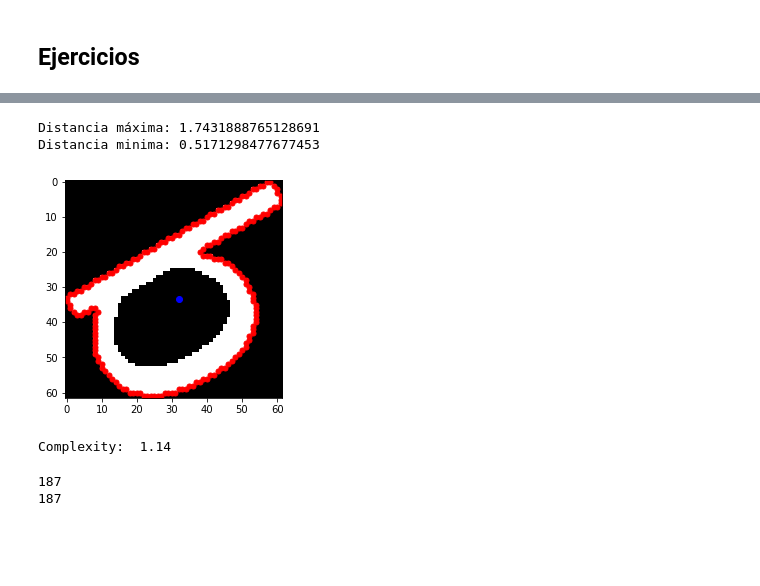
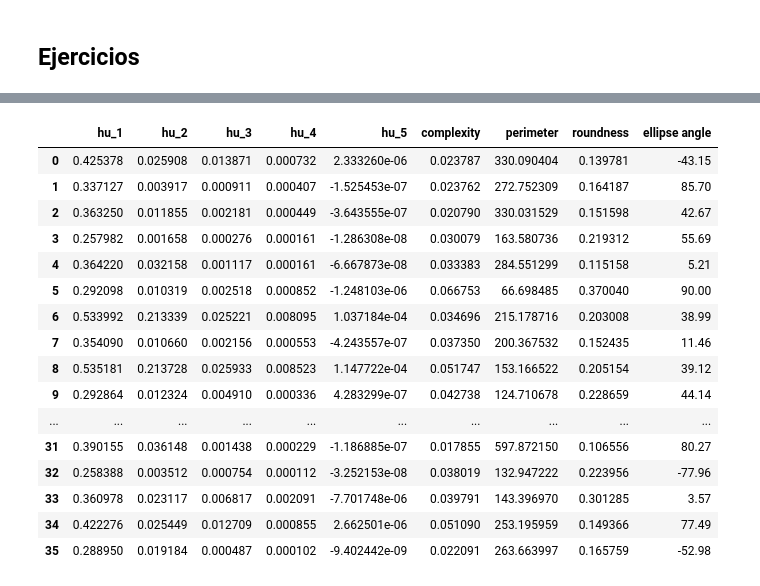
Before and after one commit to Atotem/TICS-585_ImagePatternRecognition, a Jupyter notebook: tarea_01.ipynb, the cells around one changed output, grey strips where cells are left out. Cells and saved outputs as stored; diff of their text form; code cells hidden in the pictures; blank space fills up the shorter version.

```diff
--- a/tarea_01.ipynb
+++ b/tarea_01.ipynb
@@ -222,26 +382,21 @@ plt.show()
-# %%
-regions = regionprops(label_image = label_bw)
-
-dmax, dmin, delta, ci, cj, x, y, dmean  = distance(regions[0].image*1)
-print(f'Distancia máxima: {dmax}')
-print(f'Distancia minima: {dmin}')
-
-plt.figure()
-plt.imshow(regions[0].image*1, cmap="gray")
-plt.scatter(x, y, marker='.', s=100, c='red')
-plt.plot(cj, ci, marker = 'o', color ='blue')
-plt.show()
-
-complex = regions[0].area/dmean**2
-print('Complexity: ', round(complex, 2))
-# %% [output]
-Distancia máxima: 1.7431888765128691
-Distancia minima: 0.5171298477677453
-[figure, removed]
-Complexity:  1.14
-# %%
-print(len(x))
-print(len(y))
-# %% [output]
-187
-187
+# %%
+result = pd.DataFrame(result)
+result
+# %% [output]
+|  | hu_1 | hu_2 | hu_3 | hu_4 | hu_5 | complexity | perimeter | roundness | ellipse angle |
+| 0 | 0.425378 | 0.025908 | 0.013871 | 0.000732 | 2.333260e-06 | 0.023787 | 330.090404 | 0.139781 | -43.15 |
+| 1 | 0.337127 | 0.003917 | 0.000911 | 0.000407 | -1.525453e-07 | 0.023762 | 272.752309 | 0.164187 | 85.70 |
+| 2 | 0.363250 | 0.011855 | 0.002181 | 0.000449 | -3.643555e-07 | 0.020790 | 330.031529 | 0.151598 | 42.67 |
+| 3 | 0.257982 | 0.001658 | 0.000276 | 0.000161 | -1.286308e-08 | 0.030079 | 163.580736 | 0.219312 | 55.69 |
+| 4 | 0.364220 | 0.032158 | 0.001117 | 0.000161 | -6.667873e-08 | 0.033383 | 284.551299 | 0.115158 | 5.21 |
+| 5 | 0.292098 | 0.010319 | 0.002518 | 0.000852 | -1.248103e-06 | 0.066753 | 66.698485 | 0.370040 | 90.00 |
+| 6 | 0.533992 | 0.213339 | 0.025221 | 0.008095 | 1.037184e-04 | 0.034696 | 215.178716 | 0.203008 | 38.99 |
+| 7 | 0.354090 | 0.010660 | 0.002156 | 0.000553 | -4.243557e-07 | 0.037350 | 200.367532 | 0.152435 | 11.46 |
+| 8 | 0.535181 | 0.213728 | 0.025933 | 0.008523 | 1.147722e-04 | 0.051747 | 153.166522 | 0.205154 | 39.12 |
+| 9 | 0.292864 | 0.012324 | 0.004910 | 0.000336 | 4.283299e-07 | 0.042738 | 124.710678 | 0.228659 | 44.14 |
+| ... | ... | ... | ... | ... | ... | ... | ... | ... | ... |
+| 31 | 0.390155 | 0.036148 | 0.001438 | 0.000229 | -1.186885e-07 | 0.017855 | 597.872150 | 0.106556 | 80.27 |
+| 32 | 0.258388 | 0.003512 | 0.000754 | 0.000112 | -3.252153e-08 | 0.038019 | 132.947222 | 0.223956 | -77.96 |
+| 33 | 0.360978 | 0.023117 | 0.006817 | 0.002091 | -7.701748e-06 | 0.039791 | 143.396970 | 0.301285 | 3.57 |
+| 34 | 0.422276 | 0.025449 | 0.012709 | 0.000855 | 2.662501e-06 | 0.051090 | 253.195959 | 0.149366 | 77.49 |
+| 35 | 0.288950 | 0.019184 | 0.000487 | 0.000102 | -9.402442e-09 | 0.022091 | 263.663997 | 0.165759 | -52.98 |
```
Also changed, not shown: parts of 5 cells of this notebook.
